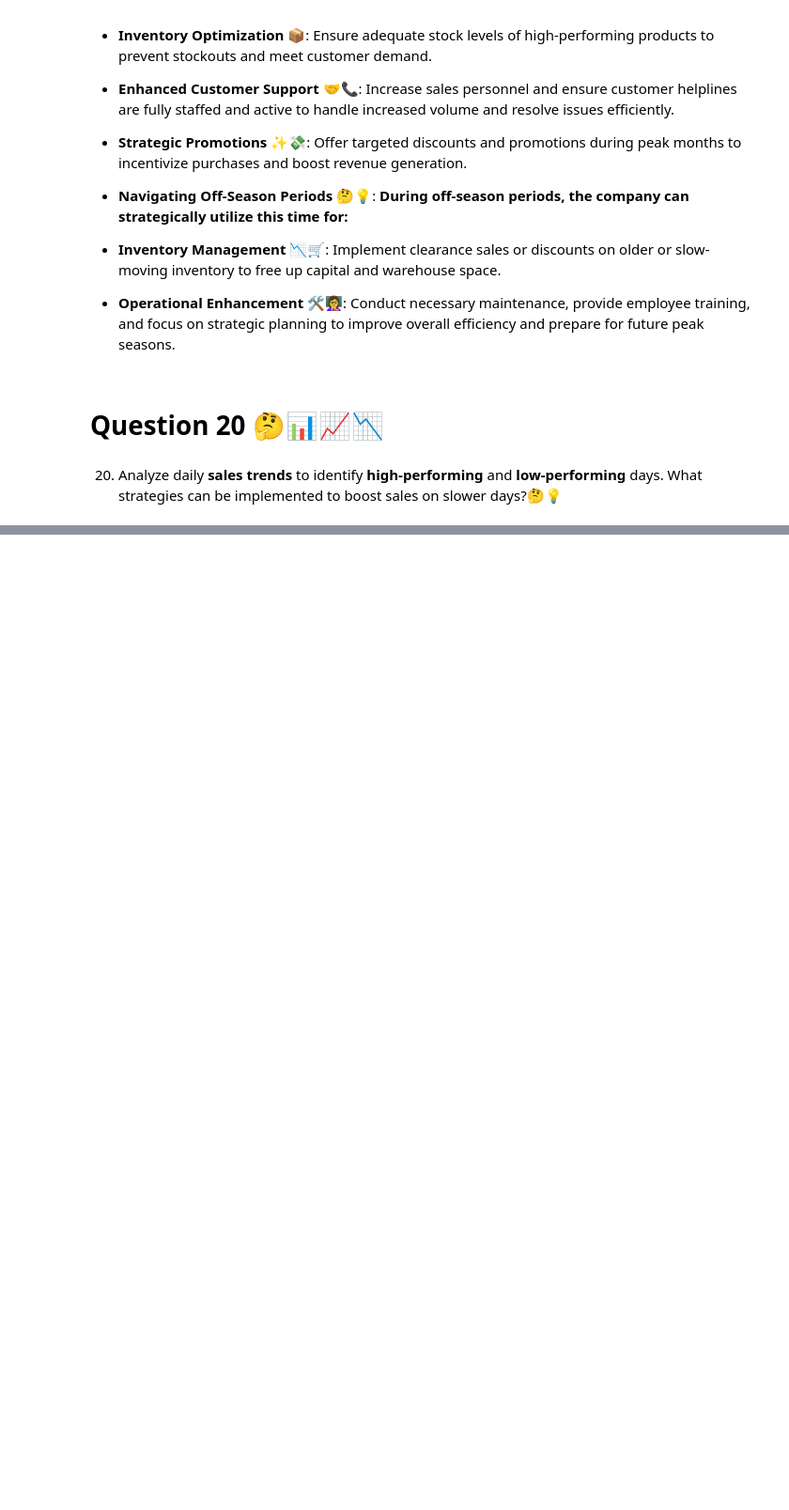
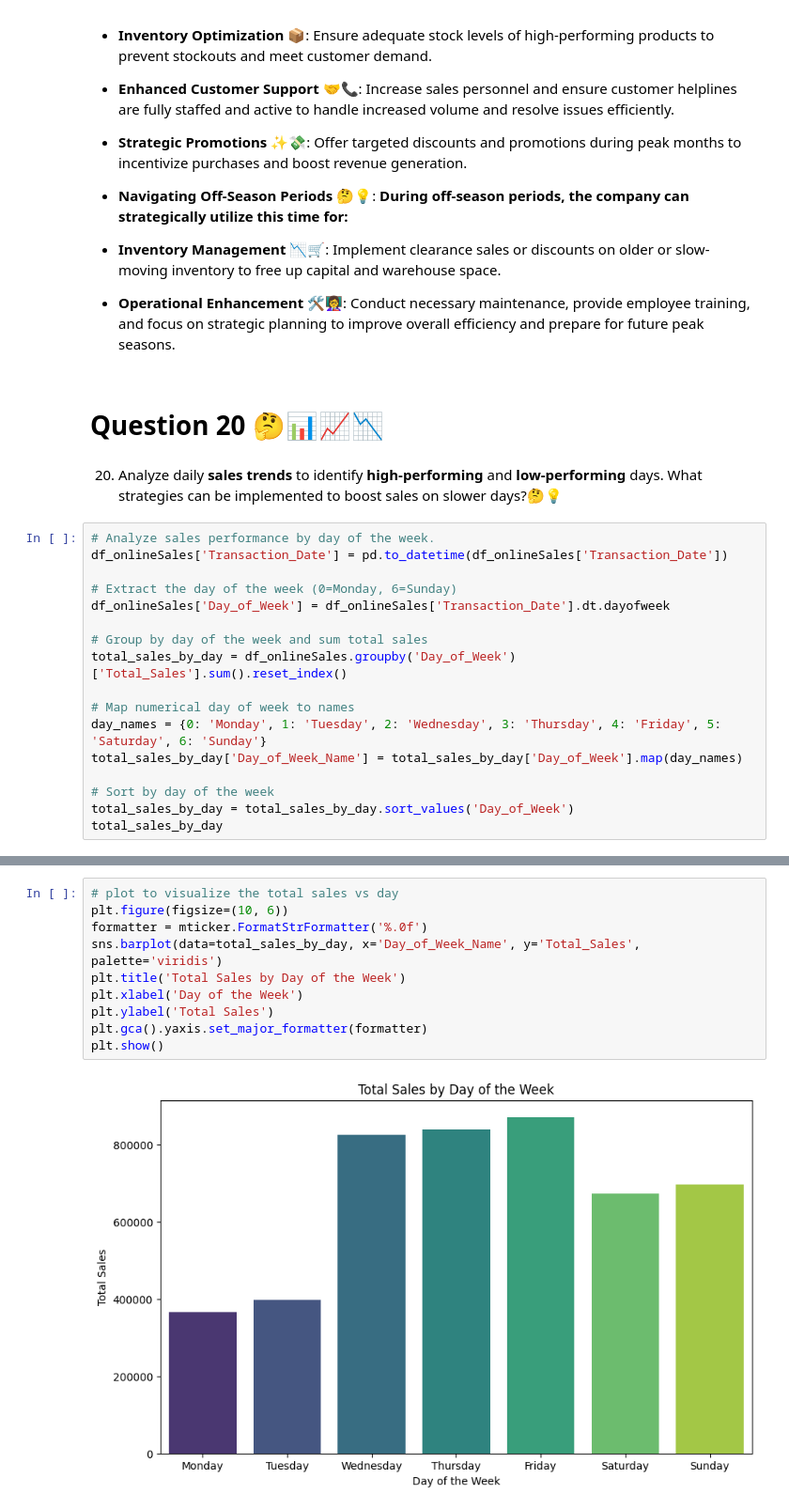
Before and after one commit to Smita569/E-commerce_Marketing_and_sales, a Jupyter notebook: E_commerce_Marketing_and_sales_Business_Case.ipynb, the cells around one changed output, grey strips where cells are left out. Shown at 94% size. Drawn from its saved outputs; the diff is of its cells as text; blank space fills up the shorter version.

```diff
--- a/E_commerce_Marketing_and_sales_Business_Case.ipynb
+++ b/E_commerce_Marketing_and_sales_Business_Case.ipynb
@@ -902,3 +902,20 @@ plt.show()
 # Question 20 🤔📊📈📉
 # %% [markdown]
 20. Analyze daily **sales trends** to identify **high-performing** and **low-performing** days. What strategies can be implemented to boost sales on slower days?🤔💡
+# %%
+# Analyze sales performance by day of the week.
+df_onlineSales['Transaction_Date'] = pd.to_datetime(df_onlineSales['Transaction_Date'])
+
+# Extract the day of the week (0=Monday, 6=Sunday)
+df_onlineSales['Day_of_Week'] = df_onlineSales['Transaction_Date'].dt.dayofweek
+
+# Group by day of the week and sum total sales
+total_sales_by_day = df_onlineSales.groupby('Day_of_Week')['Total_Sales'].sum().reset_index()
+
+# Map numerical day of week to names
+day_names = {0: 'Monday', 1: 'Tuesday', 2: 'Wednesday', 3: 'Thursday', 4: 'Friday', 5: 'Saturday', 6: 'Sunday'}
+total_sales_by_day['Day_of_Week_Name'] = total_sales_by_day['Day_of_Week'].map(day_names)
+
+# Sort by day of the week
+total_sales_by_day = total_sales_by_day.sort_values('Day_of_Week')
+total_sales_by_day
@@ -904,0 +931,12 @@ plt.show()
+# %%
+# plot to visualize the total sales vs day
+plt.figure(figsize=(10, 6))
+formatter = mticker.FormatStrFormatter('%.0f')
+sns.barplot(data=total_sales_by_day, x='Day_of_Week_Name', y='Total_Sales', palette='viridis')
+plt.title('Total Sales by Day of the Week')
+plt.xlabel('Day of the Week')
+plt.ylabel('Total Sales')
+plt.gca().yaxis.set_major_formatter(formatter)
+plt.show()
+# %% [output]
+[figure, added]
```
Also changed, not shown: parts of 2 cells of this notebook.
